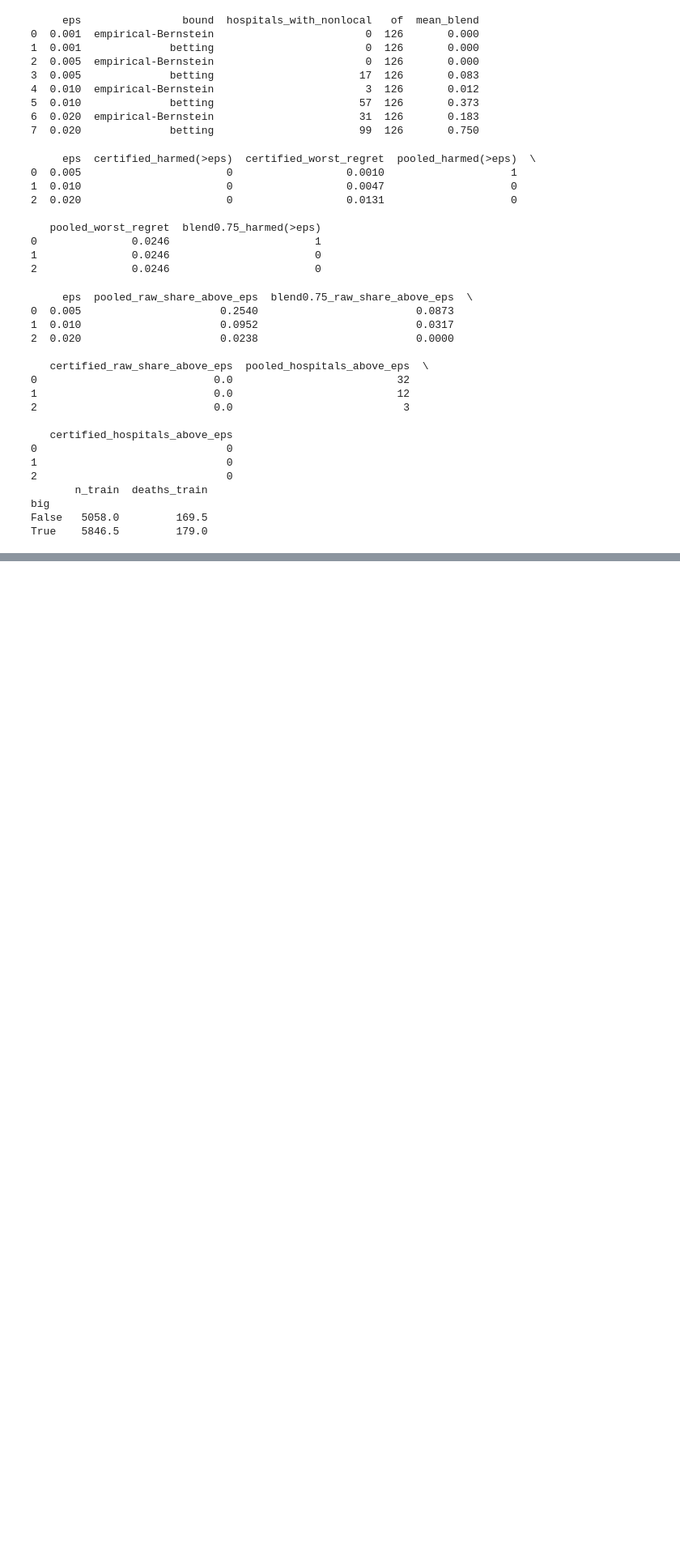
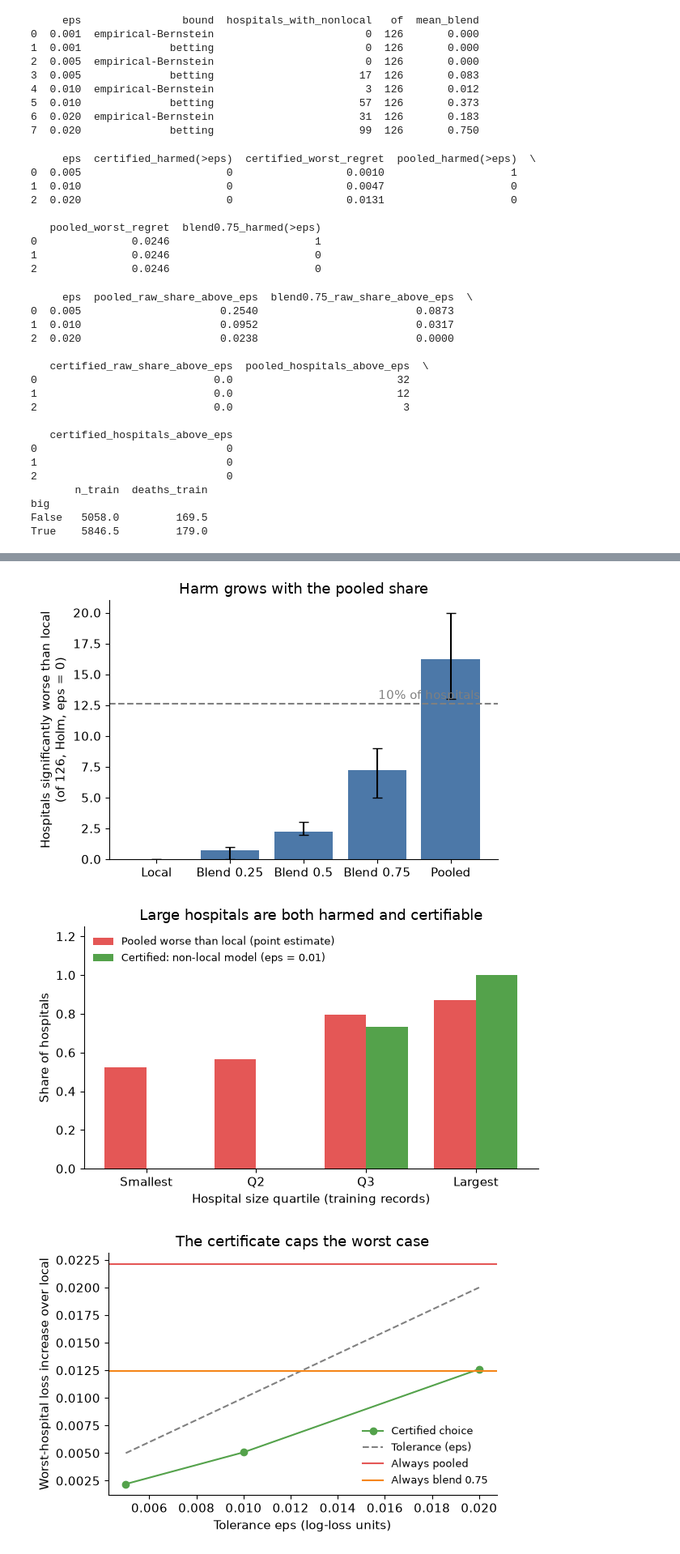
Before and after one commit to DCBhashkar71/noharm-fl, a Jupyter notebook: notebooks/04_certified_selection.ipynb, the cells around one changed output, grey strips where cells are left out. Shown at 81% size. Drawn from its saved outputs; the diff is of its cells as text; code cells hidden in the pictures; blank space fills up the shorter version.

Commit message:
Confirmatory harm results and figures notebook, seeds 101-104

```diff
--- a/notebooks/04_certified_selection.ipynb
+++ b/notebooks/04_certified_selection.ipynb
@@ -109,0 +156,58 @@ True    5846.5         179.0
+# %%
+import numpy as np, pandas as pd, matplotlib.pyplot as plt
+from scipy import stats
+from statsmodels.stats.multitest import multipletests
+import os
+os.makedirs("../outputs/figures", exist_ok=True)
+plt.rcParams.update({"font.size": 11, "axes.spines.top": False, "axes.spines.right": False})
+
+seeds = [101, 102, 103, 104]
+R = {s: pd.read_csv(f"../outputs/tables/harm_seed{s}_noapr.csv") for s in seeds}
+def hc(diff, se, eps):
+    diff, se = np.asarray(diff, float), np.asarray(se, float)
+    z = np.where(se > 0, (diff - eps) / np.where(se > 0, se, 1), -np.inf)
+    return int(multipletests(1 - stats.norm.cdf(z), alpha=0.05, method="holm")[0].sum())
+def save(name):
+    plt.tight_layout(); plt.savefig(f"../outputs/figures/{name}.png", dpi=300); plt.savefig(f"../outputs/figures/{name}.pdf"); plt.show()
+
+# Figure 1: hospitals significantly harmed (eps = 0) by how federated the model is
+labs = ["Local", "Blend 0.25", "Blend 0.5", "Blend 0.75", "Pooled"]
+cols = [None, "b0.25", "b0.5", "b0.75", "b1.0"]
+m, lo, hi = [0], [0], [0]
+for c in cols[1:]:
+    v = [hc(R[s][f"diff_{c}"], R[s][f"se_{c}"], 0.0) for s in seeds]
+    m.append(np.mean(v)); lo.append(np.mean(v) - min(v)); hi.append(max(v) - np.mean(v))
+fig, ax = plt.subplots(figsize=(6, 4))
+ax.bar(labs, m, yerr=[lo, hi], capsize=4, color="#4C78A8")
+ax.axhline(0.10 * 126, ls="--", c="grey"); ax.text(4.4, 0.10 * 126 + 0.4, "10% of hospitals", ha="right", color="grey")
+ax.set_ylabel("Hospitals significantly worse than local\n(of 126, Holm, eps = 0)"); ax.set_title("Harm grows with the pooled share")
+save("fig1_harm_by_candidate")
+
+# Figure 2: who is protected, by hospital size quartile
+big = pd.concat([R[s].assign(seed=s) for s in seeds])
+big["size_q"] = pd.qcut(big["n_train"], 4, labels=["Smallest", "Q2", "Q3", "Largest"])
+g = big.groupby("size_q", observed=True)
+x = np.arange(4); w = 0.38
+fig, ax = plt.subplots(figsize=(6.5, 4))
+ax.bar(x - w / 2, g["diff_b1.0"].apply(lambda s: (s > 0).mean()), w, label="Pooled worse than local (point estimate)", color="#E45756")
+ax.bar(x + w / 2, g["sel_eps0.01"].apply(lambda s: (s > 0).mean()), w, label="Certified: non-local model (eps = 0.01)", color="#54A24B")
+ax.set_xticks(x); ax.set_xticklabels(["Smallest", "Q2", "Q3", "Largest"]); ax.set_xlabel("Hospital size quartile (training records)")
+ax.set_ylabel("Share of hospitals"); ax.legend(frameon=False, fontsize=9, loc="upper left"); ax.set_ylim(0, 1.25)
+ax.set_title("Large hospitals are both harmed and certifiable")
+save("fig2_size_quartiles")
+
+# Figure 3: price of no-harm, worst-hospital regret against the tolerance
+eps_list = [0.005, 0.01, 0.02]
+cert = [np.mean([R[s][f"seldiff_eps{e}"].max() for s in seeds]) for e in eps_list]
+pool = np.mean([R[s]["diff_b1.0"].max() for s in seeds]); b75 = np.mean([R[s]["diff_b0.75"].max() for s in seeds])
+fig, ax = plt.subplots(figsize=(6, 4))
+ax.plot(eps_list, cert, "o-", c="#54A24B", label="Certified choice")
+ax.plot(eps_list, eps_list, "--", c="grey", label="Tolerance (eps)")
+ax.axhline(pool, c="#E45756", label="Always pooled"); ax.axhline(b75, c="#F58518", label="Always blend 0.75")
+ax.set_xlabel("Tolerance eps (log-loss units)"); ax.set_ylabel("Worst-hospital loss increase over local")
+ax.legend(frameon=False, fontsize=9); ax.set_title("The certificate caps the worst case")
+save("fig3_worst_regret")
+# %% [output]
+[figure, added]
+[figure, added]
+[figure, added]
```
Also changed, not shown: parts of 1 cell of this notebook, 1 other file.
